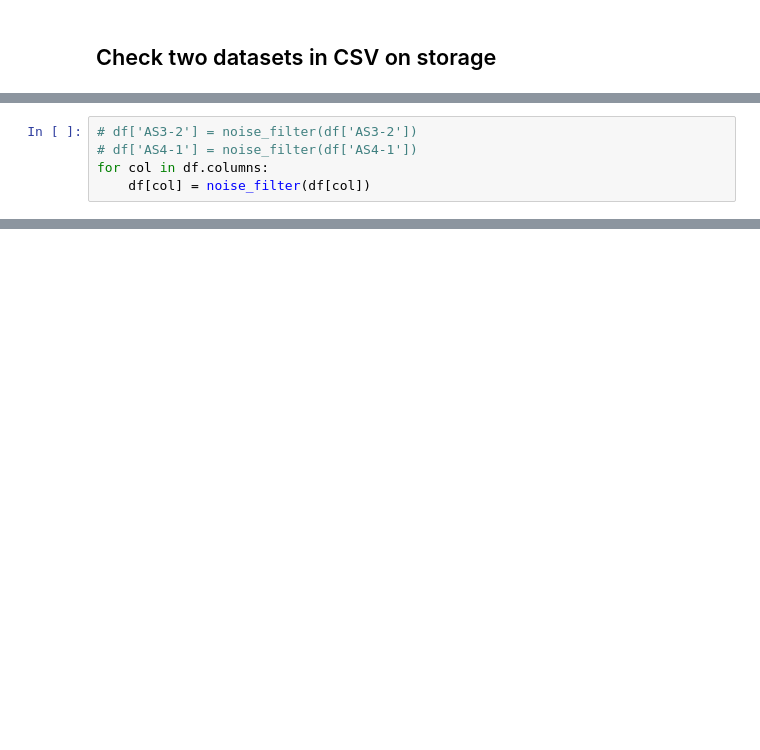
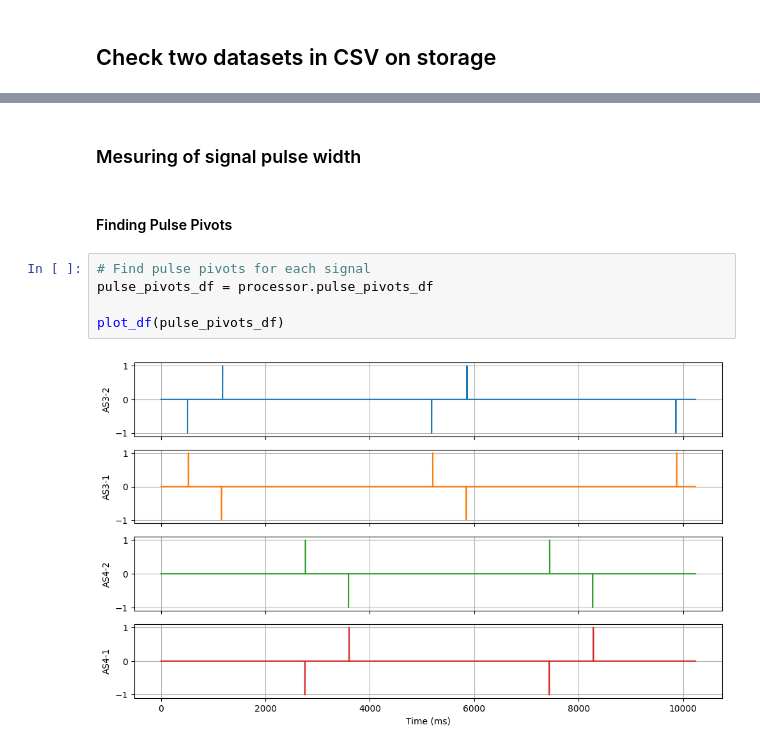
Before and after one commit to edyatl/analyzer-reporter, a Jupyter notebook: analyzer_report.ipynb, the cells around one changed output, grey strips where cells are left out. Saved outputs shown, nothing was run; the diff lists cells and outputs as text; blank space fills up the shorter version.

```diff
--- a/analyzer_report.ipynb
+++ b/analyzer_report.ipynb
@@ -269,5 +56,0 @@ def noise_filter(ser: pd.Series) -> np.array:
-# %%
-# df['AS3-2'] = noise_filter(df['AS3-2'])
-# df['AS4-1'] = noise_filter(df['AS4-1'])
-for col in df.columns:
-    df[col] = noise_filter(df[col])
@@ -680,0 +672,11 @@ CLR_DICT = dict(zip(CLR_NAMES, COLORS))
+# %% [markdown]
+### Mesuring of signal pulse width
+# %% [markdown]
+#### Finding Pulse Pivots
+# %%
+# Find pulse pivots for each signal
+pulse_pivots_df = processor.pulse_pivots_df
+
+plot_df(pulse_pivots_df)
+# %% [output]
+[figure, added]
```
Also changed, not shown: parts of 138 cells of this notebook.
